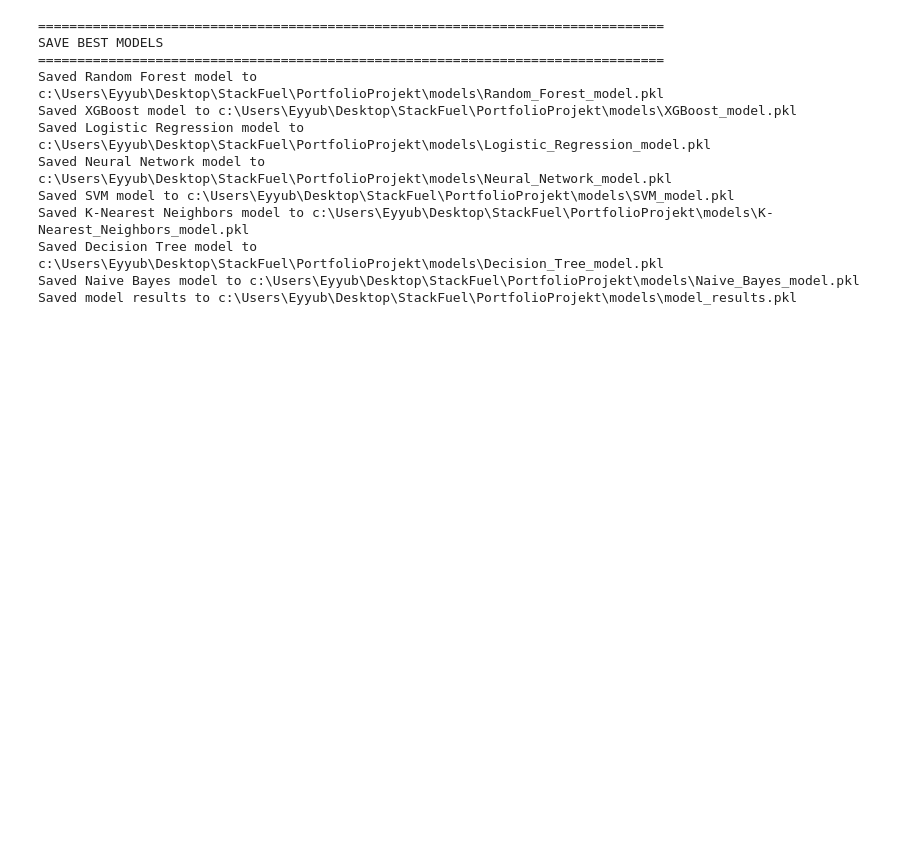
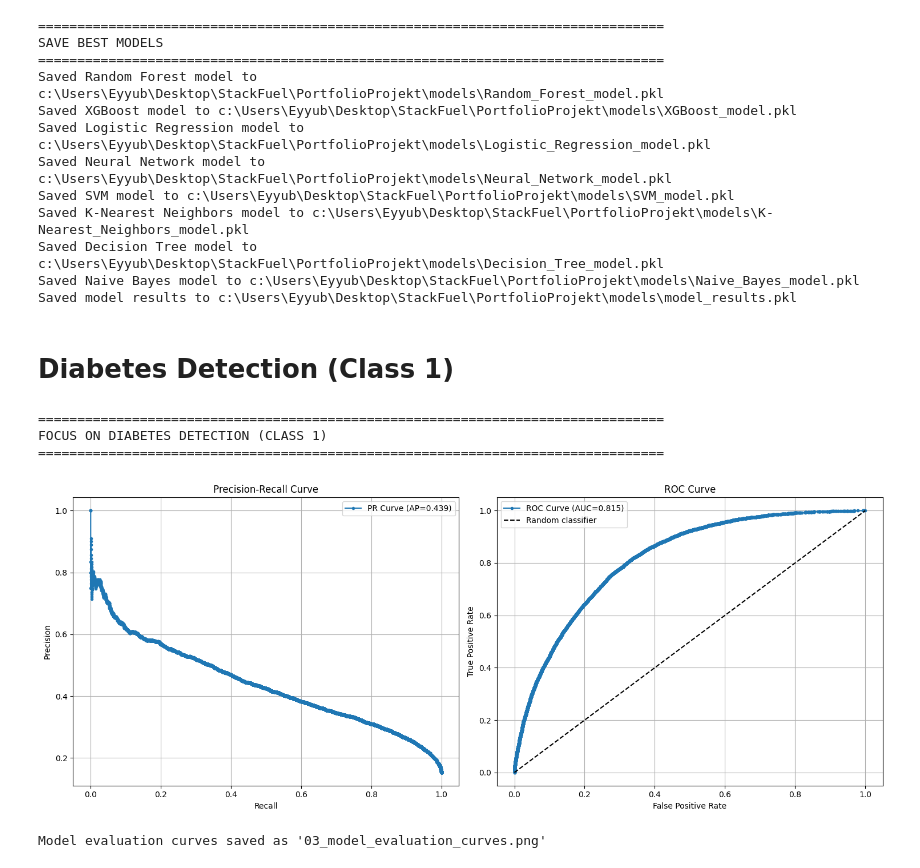
Before and after one commit to eyyuboeztuerk-arch/DPP-Stackfuel-Data-Science-Projekt, a Jupyter notebook: notebooks/03_modeling.ipynb, the cells around one changed output. Cells and saved outputs as stored; diff of their text form; code cells hidden in the pictures; blank space fills up the shorter version.

Commit message:
add diabetes detection section in 03_modeling.ipynb

```diff
--- a/notebooks/03_modeling.ipynb
+++ b/notebooks/03_modeling.ipynb
@@ -442,3 +442,45 @@ Saved K-Nearest Neighbors model to c:\Users\Eyyub\Desktop\StackFuel\PortfolioPro
 Saved Decision Tree model to c:\Users\Eyyub\Desktop\StackFuel\PortfolioProjekt\models\Decision_Tree_model.pkl
 Saved Naive Bayes model to c:\Users\Eyyub\Desktop\StackFuel\PortfolioProjekt\models\Naive_Bayes_model.pkl
 Saved model results to c:\Users\Eyyub\Desktop\StackFuel\PortfolioProjekt\models\model_results.pkl
+# %% [markdown]
+# Diabetes Detection (Class 1)
+# %%
+# ============================================================================
+# 6. FOCUS ON DIABETES DETECTION (CLASS 1)
+# ============================================================================
+print("\n" + "="*80)
+print("FOCUS ON DIABETES DETECTION (CLASS 1)")
+print("="*80)
+
+precision, recall, thresholds_pr = precision_recall_curve(target_test, best_y_proba)
+avg_precision = average_precision_score(target_test, best_y_proba)
+fpr, tpr, thresholds_roc = roc_curve(target_test, best_y_proba)
+
+plt.figure(figsize=(15, 6))
+plt.subplot(1, 2, 1)
+plt.plot(recall, precision, marker='.', label=f'PR Curve (AP={avg_precision:.3f})')
+plt.xlabel('Recall')
+plt.ylabel('Precision')
+plt.title('Precision-Recall Curve')
+plt.legend()
+plt.grid(True)
+
+plt.subplot(1, 2, 2)
+plt.plot(fpr, tpr, marker='.', label=f'ROC Curve (AUC={model_results[best_model_name]["auc"]:.3f})')
+plt.plot([0, 1], [0, 1], 'k--', label='Random classifier')
+plt.xlabel('False Positive Rate')
+plt.ylabel('True Positive Rate')
+plt.title('ROC Curve')
+plt.legend()
+plt.grid(True)
+
+plt.tight_layout()
+plt.savefig('03_model_evaluation_curves.png', dpi=300, bbox_inches='tight')
+plt.show()
+print("Model evaluation curves saved as '03_model_evaluation_curves.png'")
+# %% [output]
+================================================================================
+FOCUS ON DIABETES DETECTION (CLASS 1)
+================================================================================
+[figure, added]
+Model evaluation curves saved as '03_model_evaluation_curves.png'
```
